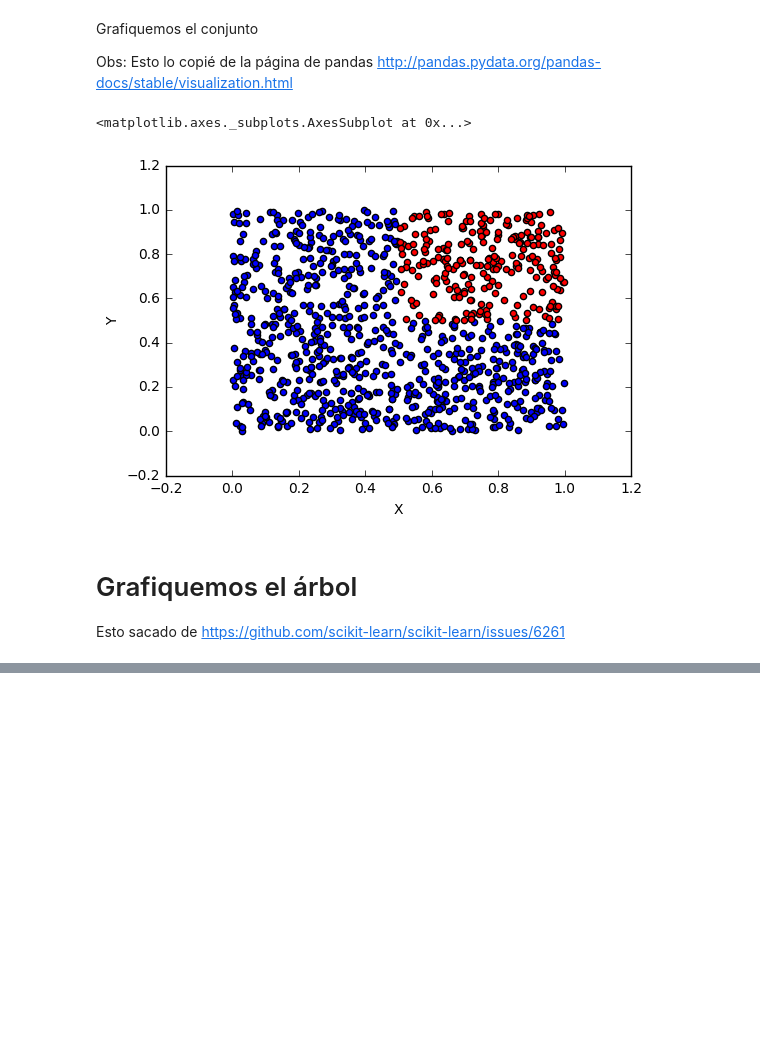
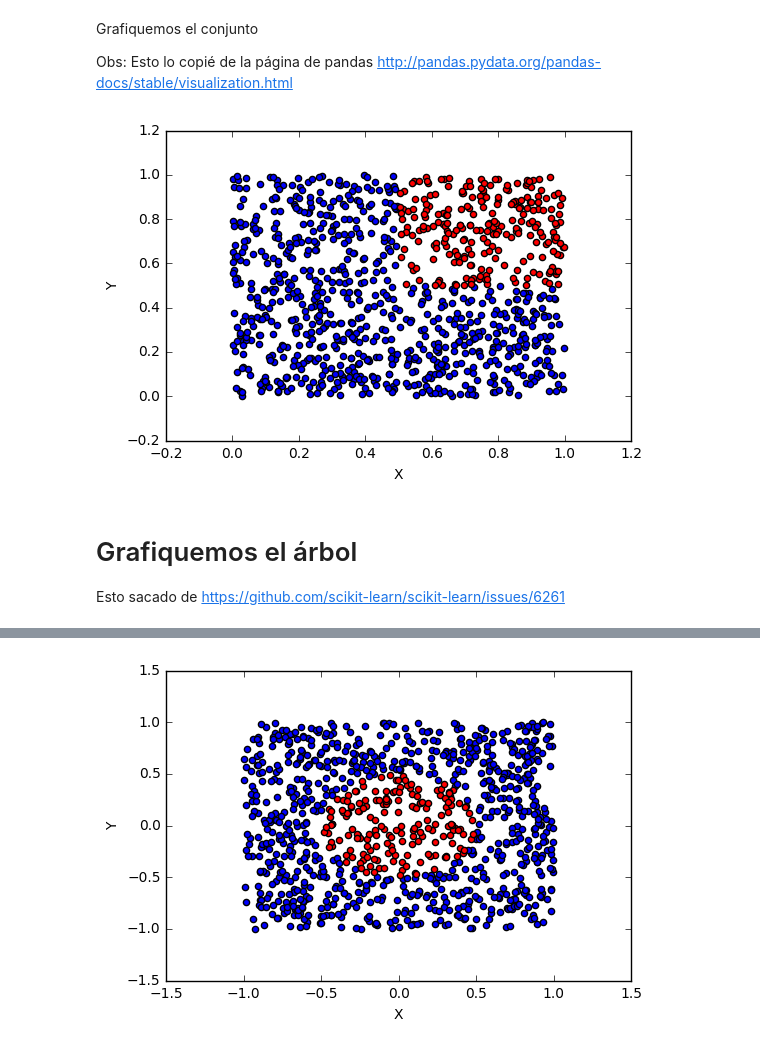
Before and after one commit to finiteautomata/aprendizaje, a Jupyter notebook: arboles/Arboles.ipynb, the cells around one changed output, grey strips where cells are left out. Cells and saved outputs as stored; diff of their text form; code cells hidden in the pictures; blank space fills up the shorter version.

Commit message:
Agrego ejemplo con disco

```diff
--- a/arboles/Arboles.ipynb
+++ b/arboles/Arboles.ipynb
@@ -45,11 +45,13 @@ Grafiquemos el conjunto
 
 Obs: Esto lo copié de la página de pandas http://pandas.pydata.org/pandas-docs/stable/visualization.html
 # %%
-ax = df[df.spam == False].plot.scatter(x='X', y='Y', color='Blue')
+def plot_dataset(df):
+    ax = df[df.spam == False].plot.scatter(x='X', y='Y', color='Blue')
 
-df[df.spam == True].plot.scatter(x='X', y='Y', color='red', ax=ax)
+    df[df.spam == True].plot.scatter(x='X', y='Y', color='red', ax=ax)
+
+plot_dataset(df)
 # %% [output]
-<matplotlib.axes._subplots.AxesSubplot at 0x...>
 [figure]
 # %%
 from sklearn.tree import DecisionTreeClassifier
@@ -88,3 +90,20 @@ create_dotgraph(entropy_tree)
 # %% [output]
 [drawing not drawn]
 [drawing not drawn]
+# %%
+# Ejemplo más complejo: Un círculo
+
+# Vamos a hacer un concepto simple:
+# (X, Y) es 1 si X, Y están en el cuadrado (0.5, 1)
+
+X = np.random.uniform(-1, 1, 1000)
+Y = np.random.uniform(-1, 1, 1000)
+
+df = pd.DataFrame({'X': X, 'Y': Y})
+
+
+df['spam'] = df.apply(lambda row: np.linalg.norm(row) < 0.5, axis=1)
+
+plot_dataset(df)
+# %% [output]
+[figure, added]
```
Also changed, not shown: parts of 2 cells of this notebook.
